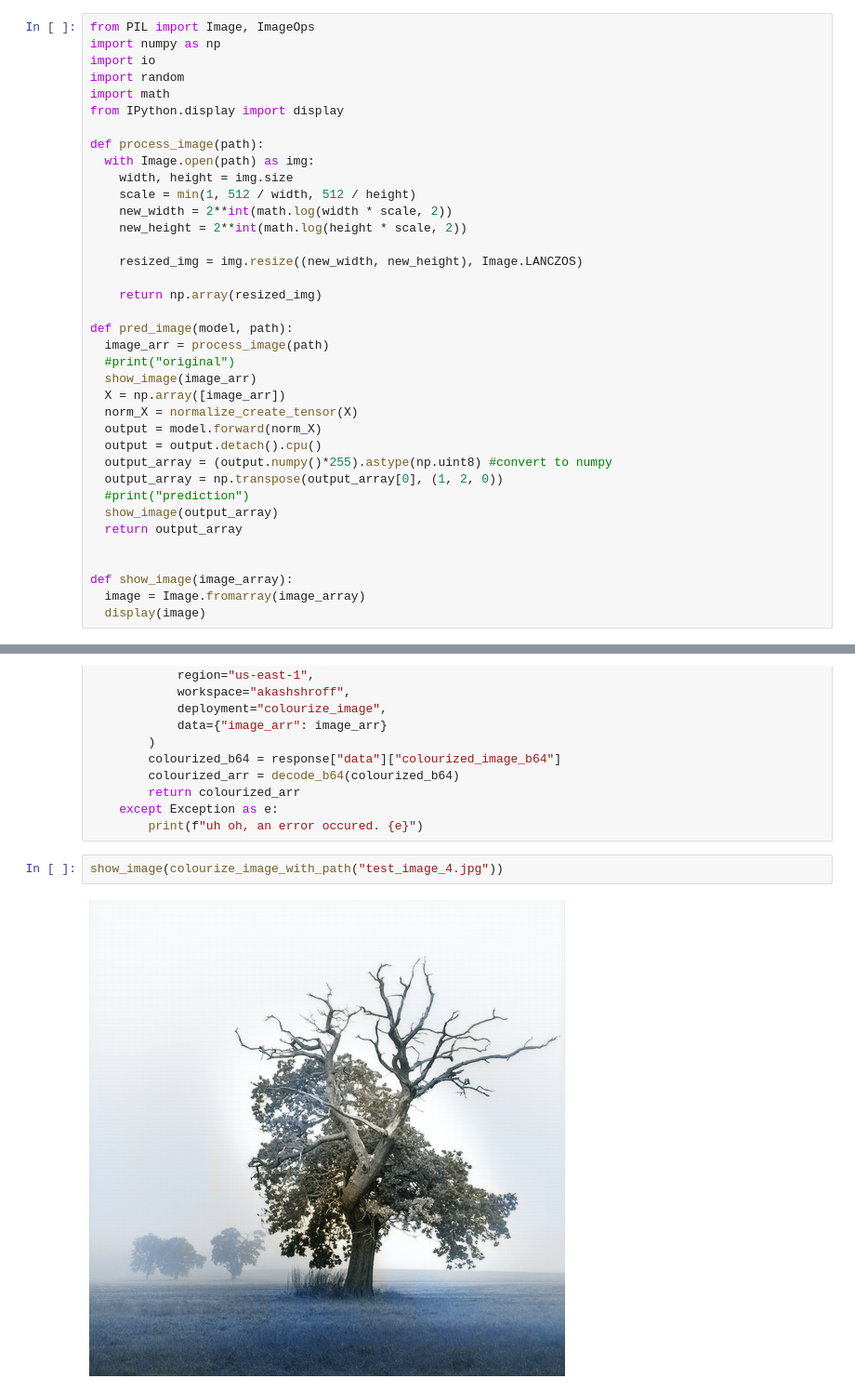
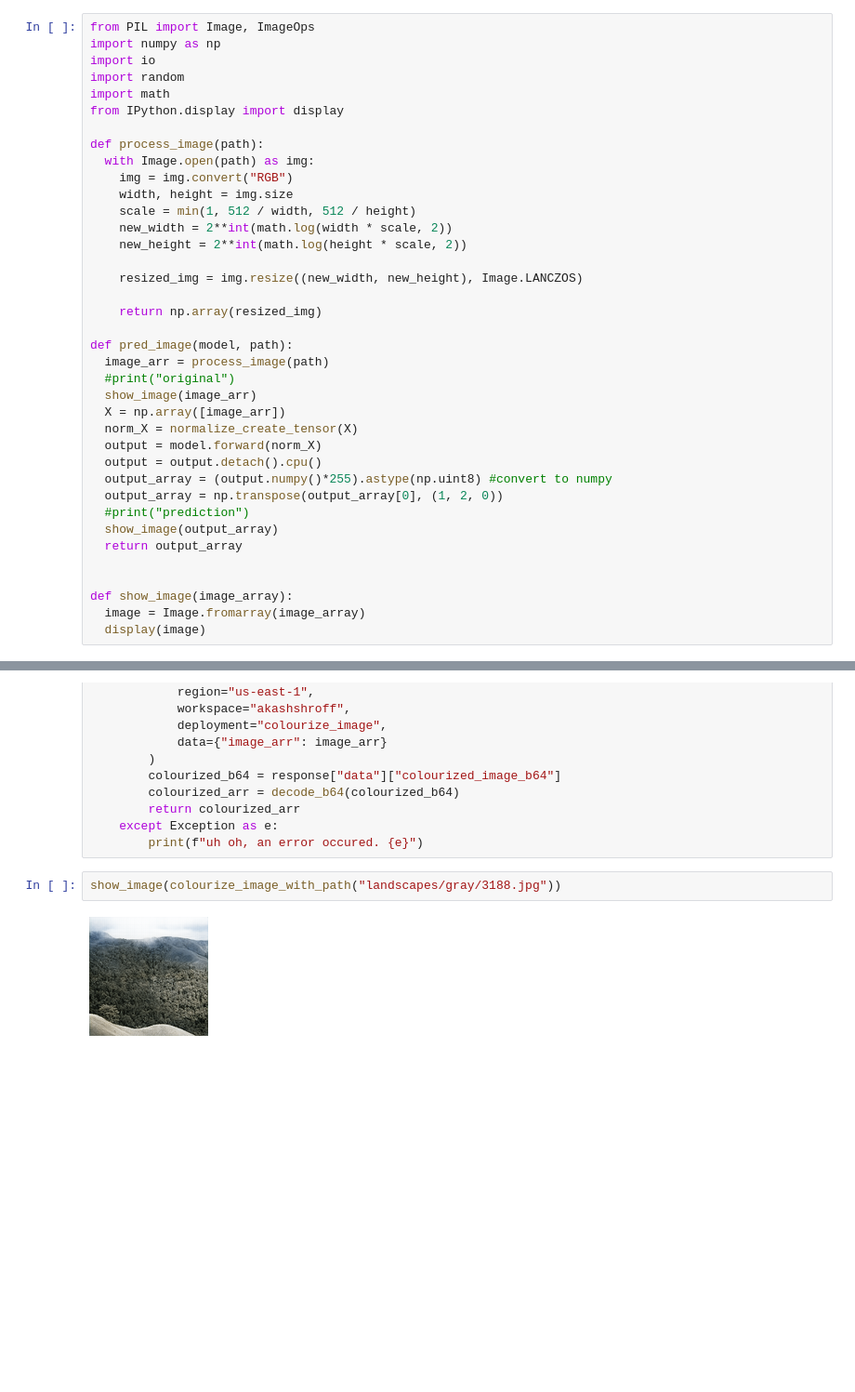
Before and after one commit to akashvshroff/ImageColourizer, a Jupyter notebook: model_training_colourizer.ipynb, the cells around one changed output, grey strips where cells are left out. Shown at 93% size. Cells and saved outputs as stored; diff of their text form; blank space fills up the shorter version.

Commit message:
generating images

```diff
--- a/model_training_colourizer.ipynb
+++ b/model_training_colourizer.ipynb
@@ -53,6 +53,7 @@ from IPython.display import display
 
 def process_image(path):
   with Image.open(path) as img:
+    img = img.convert("RGB")
     width, height = img.size
     scale = min(1, 512 / width, 512 / height)
     new_width = 2**int(math.log(width * scale, 2))
@@ -382,6 +383,6 @@ def colourize_image_with_path(path):
     except Exception as e:
         print(f"uh oh, an error occured. {e}")
 # %%
-show_image(colourize_image_with_path("test_image_4.jpg"))
+show_image(colourize_image_with_path("landscapes/gray/3188.jpg"))
 # %% [output]
-[figure, old version]
+[figure, new version]
```
Also changed, not shown: 1 other file.
